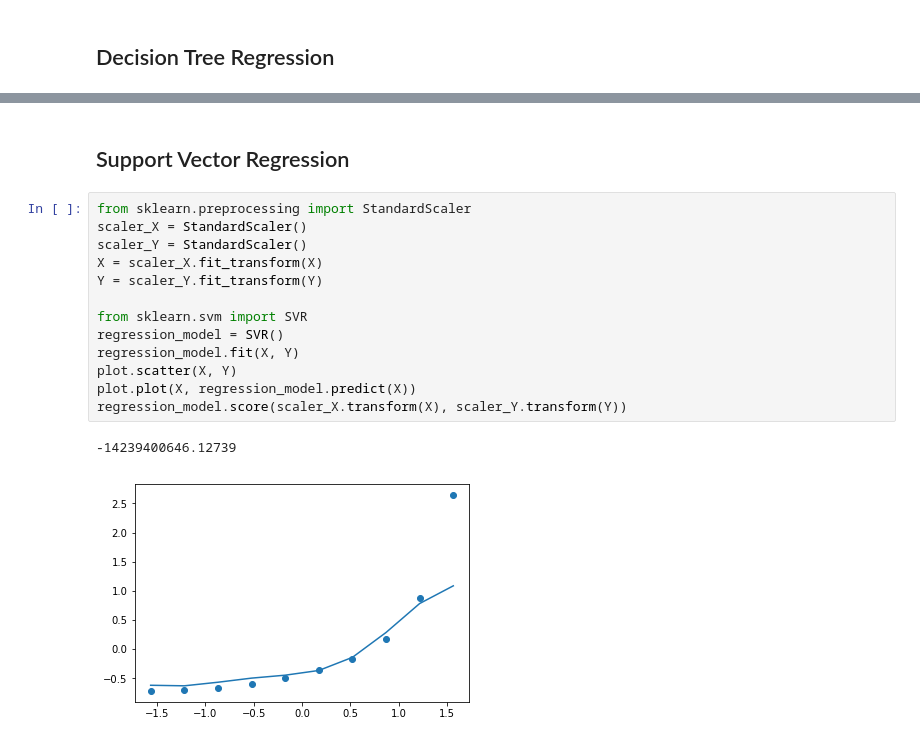
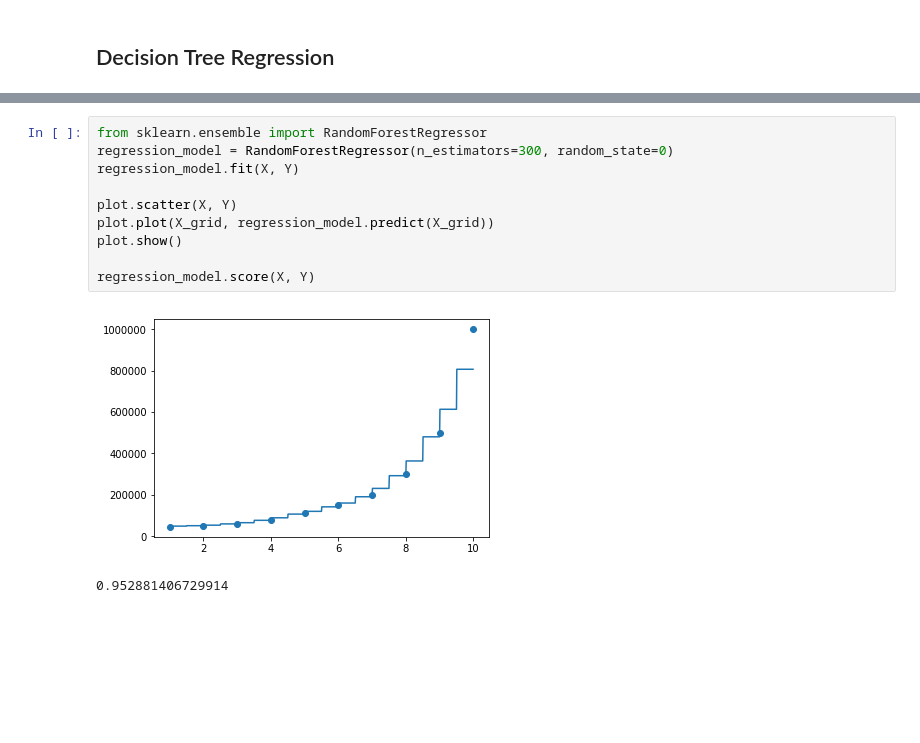
Before and after one commit to kritish-dhaubanjar/machine-learning, a Jupyter notebook: 004_regression.ipynb, the cells around one changed output, grey strips where cells are left out. Saved outputs shown, nothing was run; the diff lists cells and outputs as text; blank space fills up the shorter version.

```diff
--- a/004_regression.ipynb
+++ b/004_regression.ipynb
@@ -73,19 +93,14 @@ regression_model.score(X, Y)
 1.0
-# %% [markdown]
-## Support Vector Regression
 # %%
-from sklearn.preprocessing import StandardScaler
-scaler_X = StandardScaler()
-scaler_Y = StandardScaler()
-X = scaler_X.fit_transform(X)
-Y = scaler_Y.fit_transform(Y)
+from sklearn.ensemble import RandomForestRegressor
+regression_model = RandomForestRegressor(n_estimators=300, random_state=0)
+regression_model.fit(X, Y)
 
-from sklearn.svm import SVR
-regression_model = SVR()
-regression_model.fit(X, Y)
 plot.scatter(X, Y)
-plot.plot(X, regression_model.predict(X))
-regression_model.score(scaler_X.transform(X), scaler_Y.transform(Y))
+plot.plot(X_grid, regression_model.predict(X_grid))
+plot.show()
+
+regression_model.score(X, Y)
 # %% [output]
+[figure, new version]
--14239400646.12739
+0.952881406729914
-[figure, old version]
```
Also changed, not shown: parts of 4 cells of this notebook.
